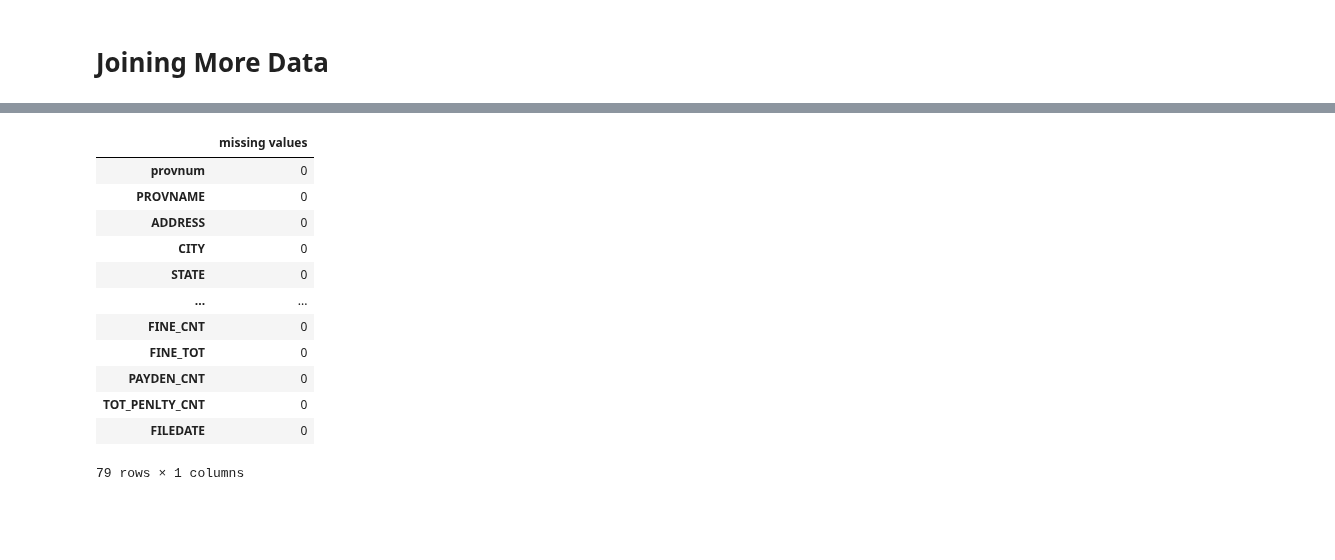
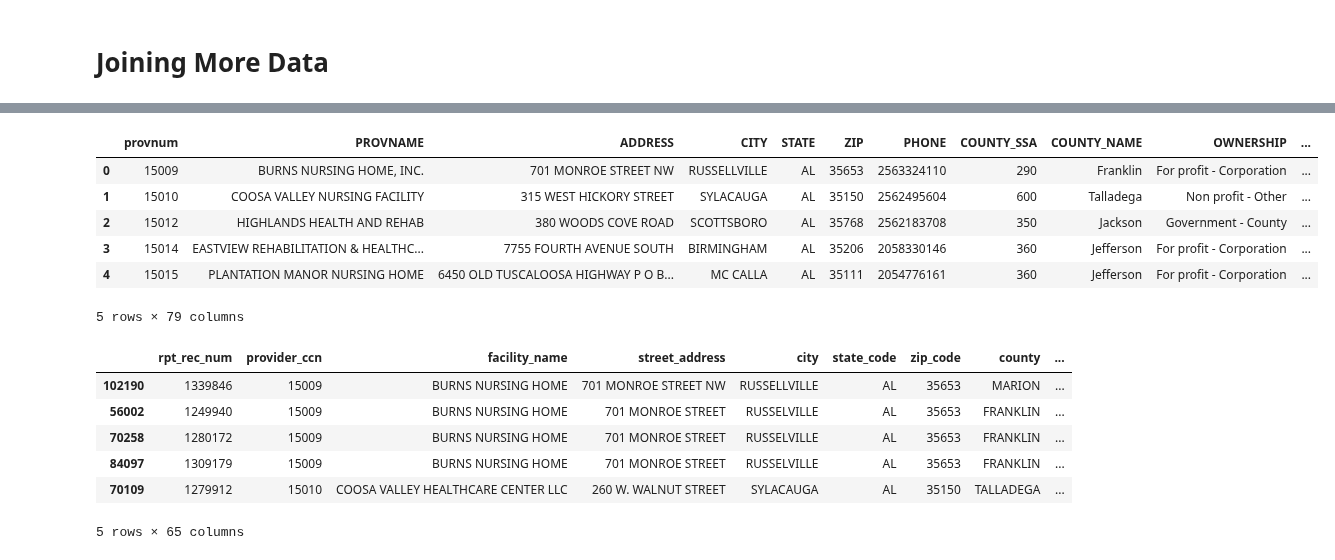
Before and after one commit to Musiik-fn/620-Project-Codebase, a Jupyter notebook: Codebase/620ProjectWhiteboard.ipynb, the cells around one changed output, grey strips where cells are left out. Saved outputs shown, nothing was run; the diff lists cells and outputs as text; code cells hidden in the pictures; blank space fills up the shorter version.

```diff
--- a/Codebase/620ProjectWhiteboard.ipynb
+++ b/Codebase/620ProjectWhiteboard.ipynb
@@ -934,23 +911,12 @@ providerInfo_df.columns.to_list()
-# %%
-#delete all columns with over .95 missing
-
-providerInfo_df.isnull()
-
-temp = providerInfo_df.isna().sum()
-tempFrame = temp.to_frame(name = 'missing values')
-
-tempFrame
-# %% [output]
-|  | missing values |
-| provnum | 0 |
-| PROVNAME | 0 |
-| ADDRESS | 0 |
-| CITY | 0 |
-| STATE | 0 |
-| ... | ... |
-| FINE_CNT | 0 |
-| FINE_TOT | 0 |
-| PAYDEN_CNT | 0 |
-| TOT_PENLTY_CNT | 0 |
-| FILEDATE | 0 |
-79 rows × 1 columns
+# %%
+# get rid of any leading zeroes
+providerInfo_df2015['provnum'] = providerInfo_df2015['provnum'].str.lstrip('0')
+providerInfo_df2015.head()
+# %% [output]
+|  | provnum | PROVNAME | ADDRESS | CITY | STATE | ZIP | PHONE | COUNTY_SSA | COUNTY_NAME | OWNERSHIP | ... |
+| 0 | 15009 | BURNS NURSING HOME, INC. | 701 MONROE STREET NW | RUSSELLVILLE | AL | 35653 | 2563324110 | 290 | Franklin | For profit - Corporation | ... |
+| 1 | 15010 | COOSA VALLEY NURSING FACILITY | 315 WEST HICKORY STREET | SYLACAUGA | AL | 35150 | 2562495604 | 600 | Talladega | Non profit - Other | ... |
+| 2 | 15012 | HIGHLANDS HEALTH AND REHAB | 380 WOODS COVE ROAD | SCOTTSBORO | AL | 35768 | 2562183708 | 350 | Jackson | Government - County | ... |
+| 3 | 15014 | EASTVIEW REHABILITATION & HEALTHC... | 7755 FOURTH AVENUE SOUTH | BIRMINGHAM | AL | 35206 | 2058330146 | 360 | Jefferson | For profit - Corporation | ... |
+| 4 | 15015 | PLANTATION MANOR NURSING HOME | 6450 OLD TUSCALOOSA HIGHWAY P O B... | MC CALLA | AL | 35111 | 2054776161 | 360 | Jefferson | For profit - Corporation | ... |
+5 rows × 79 columns
@@ -956,0 +930,10 @@ tempFrame
+# %%
+dfWithIdentifiers.sort_values(by=['provider_ccn']).head()
+# %% [output]
+|  | rpt_rec_num | provider_ccn | facility_name | street_address | city | state_code | zip_code | county | ... |
+| 102190 | 1339846 | 15009 | BURNS NURSING HOME | 701 MONROE STREET NW | RUSSELLVILLE | AL | 35653 | MARION | ... |
+| 56002 | 1249940 | 15009 | BURNS NURSING HOME | 701 MONROE STREET | RUSSELVILLE | AL | 35653 | FRANKLIN | ... |
+| 70258 | 1280172 | 15009 | BURNS NURSING HOME | 701 MONROE STREET | RUSSELVILLE | AL | 35653 | FRANKLIN | ... |
+| 84097 | 1309179 | 15009 | BURNS NURSING HOME | 701 MONROE STREET | RUSSELVILLE | AL | 35653 | FRANKLIN | ... |
+| 70109 | 1279912 | 15010 | COOSA VALLEY HEALTHCARE CENTER LLC | 260 W. WALNUT STREET | SYLACAUGA | AL | 35150 | TALLADEGA | ... |
+5 rows × 65 columns
```
Also changed, not shown: parts of 8 cells of this notebook.
